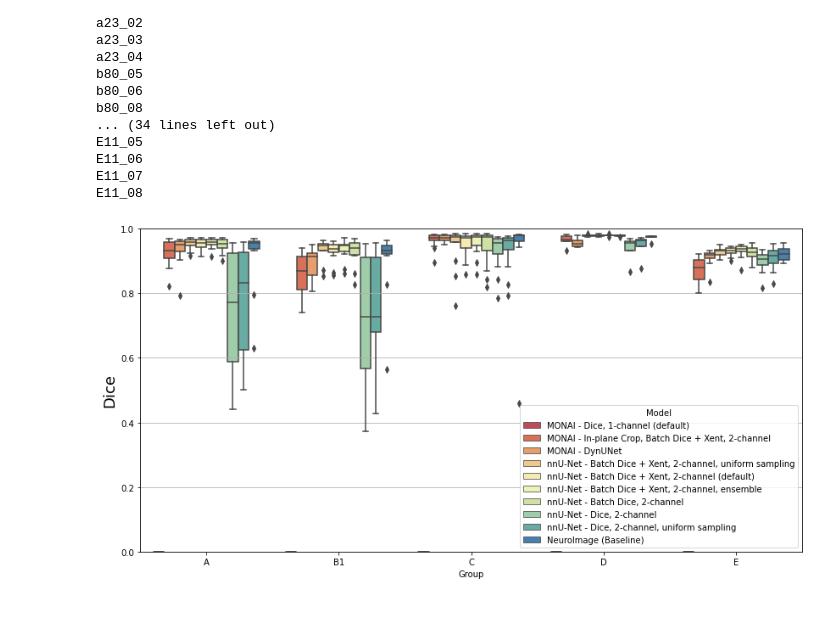
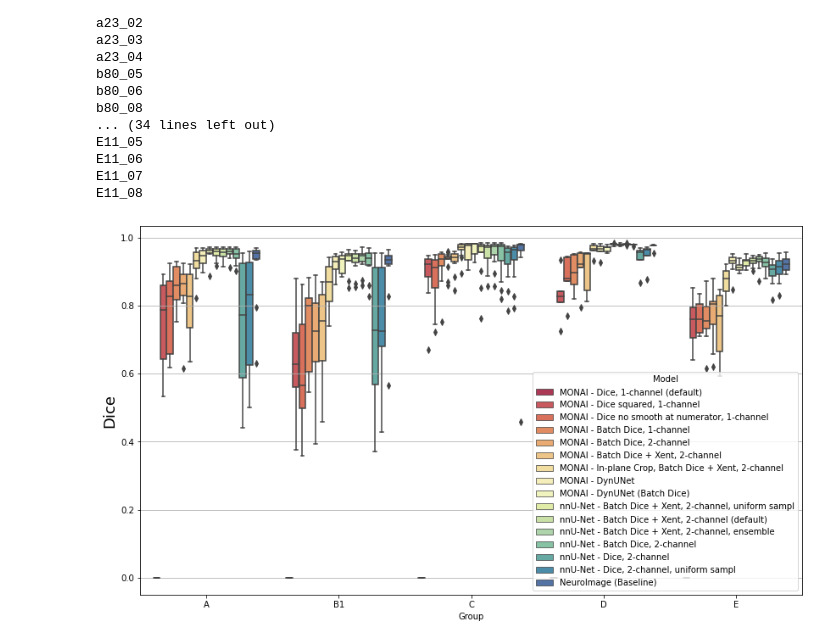
Before and after one commit to gift-surg/FetalBrainSegmentation_MONAI, a Jupyter notebook: notebooks/MONAI_vs_nnUNet_comparison.ipynb, the cells around one changed output. Cells and saved outputs as stored; diff of their text form; code cells hidden in the pictures; blank space fills up the shorter version.

```diff
--- a/notebooks/MONAI_vs_nnUNet_comparison.ipynb
+++ b/notebooks/MONAI_vs_nnUNet_comparison.ipynb
@@ -93,8 +93,11 @@ monai_inplanecrop_root = ["/mnt/data/mranzini/Desktop/GIFT-Surg/FBS_Monai/basic_
                       "/monai0.2.0_tests/2020-09-22_15-50-00_monai0.2.0-MONAI_unet-Batch_Dice_Xent_two_channel_inplanecrop" +
                        "/inf_on_valid_valid_key_metric=0.9504"]
 monai_dynunet_root = ["/mnt/data/mranzini/Desktop/GIFT-Surg/FBS_Monai/basic_unet_monai/tests_deterministic_seeds" +
-                      "/monai0.3.0_tests/2020-09-30_16-39-21_monai0.3.0-MONAI_dynUNet_inplanespacing" +
-                       "/inf_on_valid_valid_key_metric=0.9444"]
+                      "/monai0.3.0_tests/2020-10-08_09-47-58_monai0.3.0-MONAI_dynUNet_inplanespacing_continue" +
+                       "/inf_on_valid_valid_key_metric=0.9458"]
+monai_dynunet_batch_root = ["/mnt/data/mranzini/Desktop/GIFT-Surg/FBS_Monai/basic_unet_monai/tests_deterministic_seeds" +
+                      "/monai0.3.0_tests/2020-10-09_11-31-03_monai0.3.0-MONAI_dynUNet_batch_Dice" +
+                       "/inf_on_valid_valid_key_metric=0.9481"]
 nnUnet_uniform_root = ["/mnt/data/mranzini/Desktop/GIFT-Surg/FBS_Monai/basic_unet_monai/tests_deterministic_seeds" +
                         "/nnUNet_comparison/nnUNet_UniformSampling_pred_val"]
 nnUnet_root_ens = ["/mnt/data/mranzini/Desktop/GIFT-Surg/FBS_Monai/basic_unet_monai/tests_deterministic_seeds" +
@@ -128,7 +131,7 @@ else:
 
 full_list = {"subj_id": [], "Group": [], "NeuroImage": [], "MONAI": [], "MONAI_nosmooth": [],
              "MONAI_squared_pred": [], "MONAI_batch": [], "MONAI_batch_2ch": [], "MONAI_batch_xent_2ch":[],
-             "MONAI_inplanecrop":[], "MONAI_dynUnet": [],
+             "MONAI_inplanecrop":[], "MONAI_dynUnet": [], "MONAI_dynUnet_batch": [],
              "nnUNet": [], "nnUNet_uniform": [], "nnUNet_ensemble": [], "nnUNet_batchonly": [], "nnUNet_trueDice": [],
              "nnUNet_trueDice_uniform": []}
 for scan_list in training_list:
@@ -158,6 +161,7 @@ for scan_list in training_list:
             monai_batch2ch_xent_filename =  search_file_in_folder_list(monai_batch2ch_xent_root, monai_basename)
             monai_inplanecrop_filename =  search_file_in_folder_list(monai_inplanecrop_root, monai_basename)
             monai_dynunet_filename =  search_file_in_folder_list(monai_dynunet_root, monai_basename)
+            monai_dynunet_batch_filename =  search_file_in_folder_list(monai_dynunet_batch_root, monai_basename)
 
             nnUnet_basename = "Group{}_{}_Image.nii.gz".format(get_group, subject)
             nnUnet_filename = search_file_in_folder_list(nnUnet_root, nnUnet_basename)
@@ -188,6 +192,8 @@ for scan_list in training_list:
                 full_list['MONAI_inplanecrop'].append(read_and_compute_dice(label_filename, monai_inplanecrop_filename))
                 # compute Dice between gt and seg - MONAI
                 full_list['MONAI_dynUnet'].append(read_and_compute_dice(label_filename, monai_dynunet_filename))
+                # compute Dice between gt and seg - MONAI
+                full_list['MONAI_dynUnet_batch'].append(read_and_compute_dice(label_filename, monai_dynunet_batch_filename))
                 # compute Dice between gt and seg - nnUNet
                 full_list['nnUNet_uniform'].append(read_and_compute_dice(label_filename, nnUnet_uniform_filename))
                 # compute Dice between gt and seg - nnUNet
@@ -222,25 +228,26 @@ E11_07
 E11_08
 # %%
 pd1 = pd.DataFrame(data={'Group': full_list['Group'], 'Dice': full_list['MONAI'], 'Model': 'MONAI - Dice, 1-channel (default)'})
-# pd1 = pd1.append(pd.DataFrame(data={'Group': full_list['Group'], 'Dice': full_list['MONAI_squared_pred'], 'Model': 'MONAI - Dice squared, 1-channel'}))
-# pd1 = pd1.append(pd.DataFrame(data={'Group': full_list['Group'], 'Dice': full_list['MONAI_nosmooth'], 'Model': 'MONAI - Dice no smooth at numerator, 1-channel'}))
-# pd1 = pd1.append(pd.DataFrame(data={'Group': full_list['Group'], 'Dice': full_list['MONAI_batch'], 'Model': 'MONAI - Batch Dice, 1-channel'}))
-# pd1 = pd1.append(pd.DataFrame(data={'Group': full_list['Group'], 'Dice': full_list['MONAI_batch_2ch'], 'Model': 'MONAI - Batch Dice, 2-channel'}))
-# pd1 = pd1.append(pd.DataFrame(data={'Group': full_list['Group'], 'Dice': full_list['MONAI_batch_xent_2ch'], 'Model': 'MONAI - Batch Dice + Xent, 2-channel'}))
+pd1 = pd1.append(pd.DataFrame(data={'Group': full_list['Group'], 'Dice': full_list['MONAI_squared_pred'], 'Model': 'MONAI - Dice squared, 1-channel'}))
+pd1 = pd1.append(pd.DataFrame(data={'Group': full_list['Group'], 'Dice': full_list['MONAI_nosmooth'], 'Model': 'MONAI - Dice no smooth at numerator, 1-channel'}))
+pd1 = pd1.append(pd.DataFrame(data={'Group': full_list['Group'], 'Dice': full_list['MONAI_batch'], 'Model': 'MONAI - Batch Dice, 1-channel'}))
+pd1 = pd1.append(pd.DataFrame(data={'Group': full_list['Group'], 'Dice': full_list['MONAI_batch_2ch'], 'Model': 'MONAI - Batch Dice, 2-channel'}))
+pd1 = pd1.append(pd.DataFrame(data={'Group': full_list['Group'], 'Dice': full_list['MONAI_batch_xent_2ch'], 'Model': 'MONAI - Batch Dice + Xent, 2-channel'}))
 pd1 = pd1.append(pd.DataFrame(data={'Group': full_list['Group'], 'Dice': full_list['MONAI_inplanecrop'], 'Model': 'MONAI - In-plane Crop, Batch Dice + Xent, 2-channel'}))
 pd1 = pd1.append(pd.DataFrame(data={'Group': full_list['Group'], 'Dice': full_list['MONAI_dynUnet'], 'Model': 'MONAI - DynUNet'}))
-pd1 = pd1.append(pd.DataFrame(data={'Group': full_list['Group'], 'Dice': full_list['nnUNet_uniform'], 'Model': 'nnU-Net - Batch Dice + Xent, 2-channel, uniform sampling'}))
+pd1 = pd1.append(pd.DataFrame(data={'Group': full_list['Group'], 'Dice': full_list['MONAI_dynUnet_batch'], 'Model': 'MONAI - DynUNet (Batch Dice)'}))
+pd1 = pd1.append(pd.DataFrame(data={'Group': full_list['Group'], 'Dice': full_list['nnUNet_uniform'], 'Model': 'nnU-Net - Batch Dice + Xent, 2-channel, uniform sampl'}))
 pd1 = pd1.append(pd.DataFrame(data={'Group': full_list['Group'], 'Dice': full_list['nnUNet'], 'Model': 'nnU-Net - Batch Dice + Xent, 2-channel (default)'}))
 pd1 = pd1.append(pd.DataFrame(data={'Group': full_list['Group'], 'Dice': full_list['nnUNet_ensemble'], 'Model': 'nnU-Net - Batch Dice + Xent, 2-channel, ensemble'}))
 pd1 = pd1.append(pd.DataFrame(data={'Group': full_list['Group'], 'Dice': full_list['nnUNet_batchonly'], 'Model': 'nnU-Net - Batch Dice, 2-channel'}))
 pd1 = pd1.append(pd.DataFrame(data={'Group': full_list['Group'], 'Dice': full_list['nnUNet_trueDice'], 'Model': 'nnU-Net - Dice, 2-channel'}))
-pd1 = pd1.append(pd.DataFrame(data={'Group': full_list['Group'], 'Dice': full_list['nnUNet_trueDice_uniform'], 'Model': 'nnU-Net - Dice, 2-channel, uniform sampling'}))
+pd1 = pd1.append(pd.DataFrame(data={'Group': full_list['Group'], 'Dice': full_list['nnUNet_trueDice_uniform'], 'Model': 'nnU-Net - Dice, 2-channel, uniform sampl'}))
 pd1 = pd1.append(pd.DataFrame(data={'Group': full_list['Group'], 'Dice': full_list['NeuroImage'], 'Model': 'NeuroImage (Baseline)'}))
 
-fig = plt.figure(figsize=(14, 7))
+fig = plt.figure(figsize=(14, 8))
 b1 = sns.boxplot(x='Group', y='Dice', hue='Model', data=pd1, palette="Spectral")
 b1.set_ylabel('Dice', fontsize=18)
-b1.set_ylim([0, 1])
+# b1.set_ylim([0, 1])
 plt.grid(b=True,axis='y')
 # %% [output]
-[figure, old version]
+[figure, new version]
```
Also changed, not shown: parts of 3 cells of this notebook, 5 other files.
